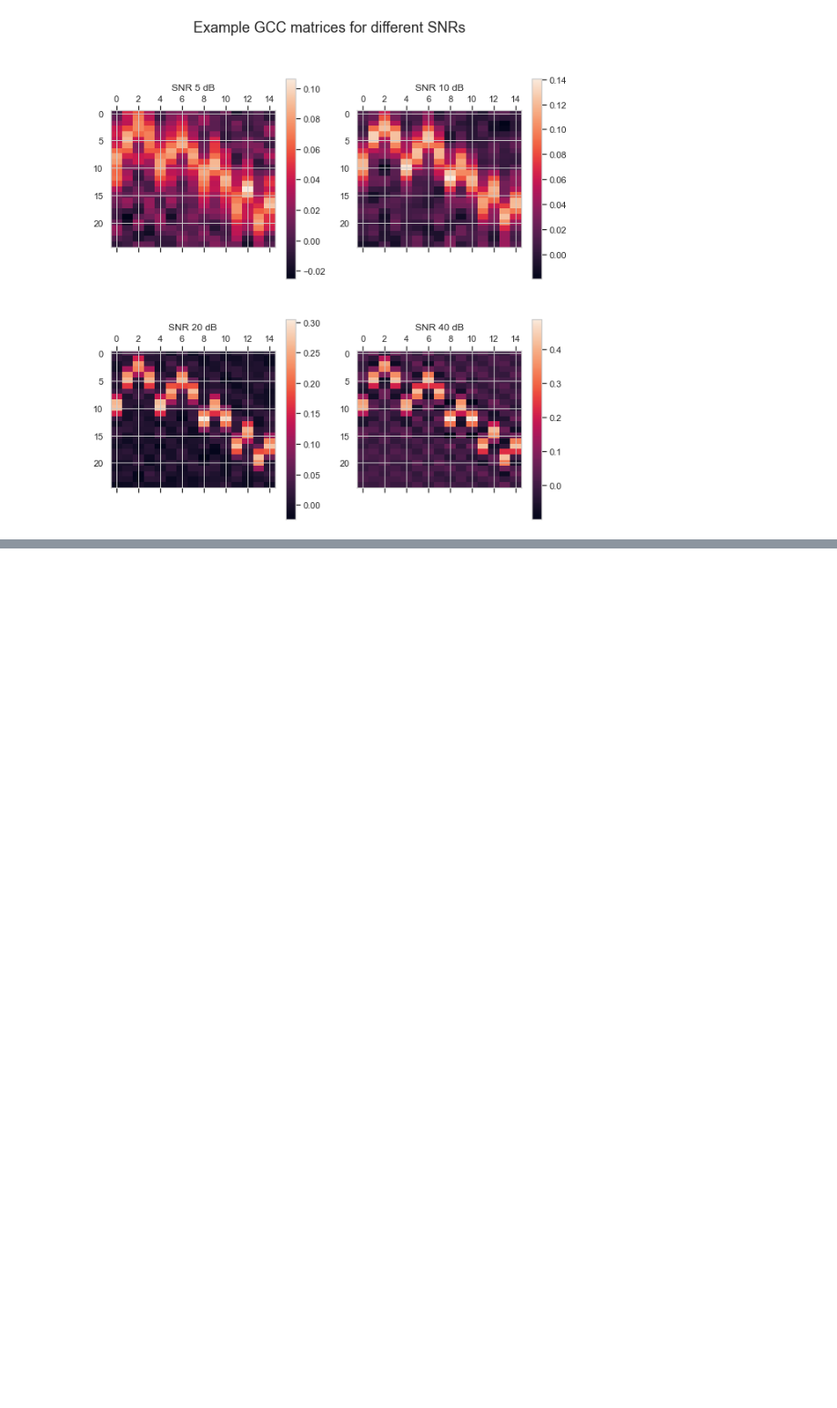
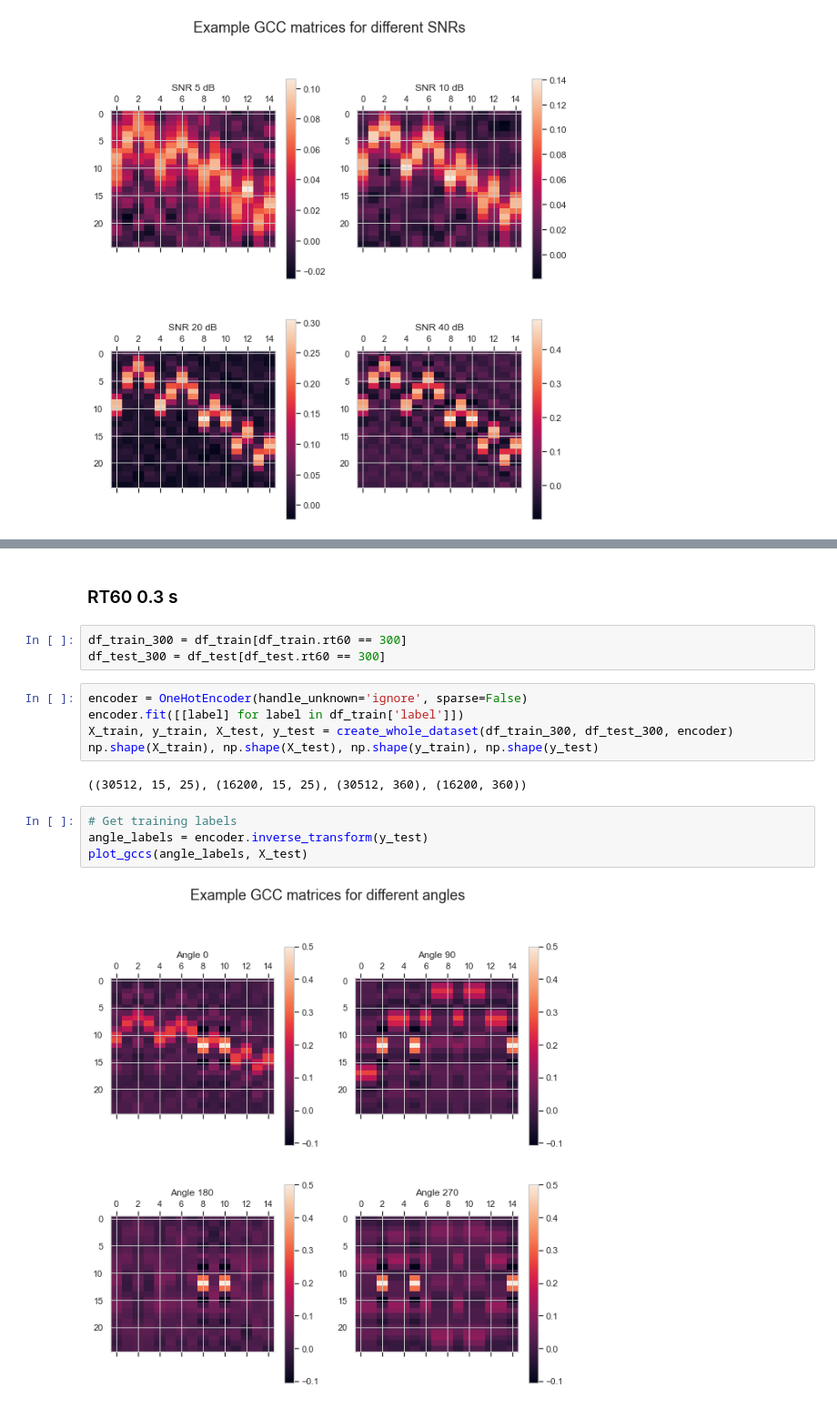
Before and after one commit to thomson008/MEng-project, a Jupyter notebook: notebooks/noise_and_reverberation.ipynb, the cells around one changed output, grey strips where cells are left out. Shown at 91% size. Drawn from its saved outputs; the diff is of its cells as text; blank space fills up the shorter version.

```diff
--- a/notebooks/noise_and_reverberation.ipynb
+++ b/notebooks/noise_and_reverberation.ipynb
@@ -852,0 +1205,18 @@ for i, matrix in enumerate(GCCs):
+# %% [markdown]
+### RT60 0.3 s
+# %%
+df_train_300 = df_train[df_train.rt60 == 300]
+df_test_300 = df_test[df_test.rt60 == 300]
+# %%
+encoder = OneHotEncoder(handle_unknown='ignore', sparse=False)
+encoder.fit([[label] for label in df_train['label']])
+X_train, y_train, X_test, y_test = create_whole_dataset(df_train_300, df_test_300, encoder)
+np.shape(X_train), np.shape(X_test), np.shape(y_train), np.shape(y_test)
+# %% [output]
+((30512, 15, 25), (16200, 15, 25), (30512, 360), (16200, 360))
+# %%
+# Get training labels
+angle_labels = encoder.inverse_transform(y_test)
+plot_gccs(angle_labels, X_test)
+# %% [output]
+[figure, added]
```
Also changed, not shown: parts of 24 cells of this notebook.
